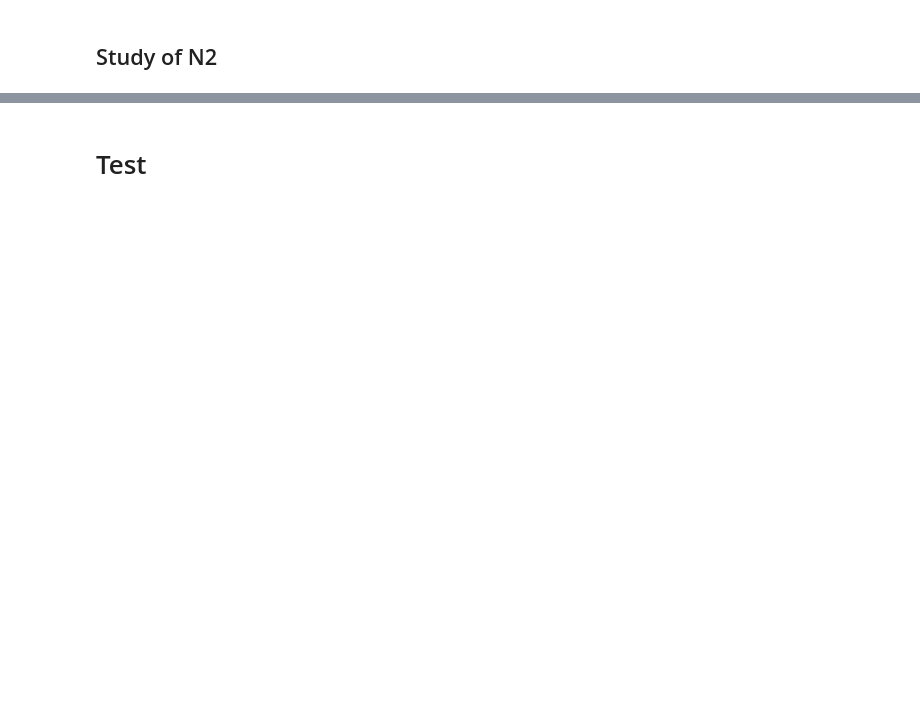
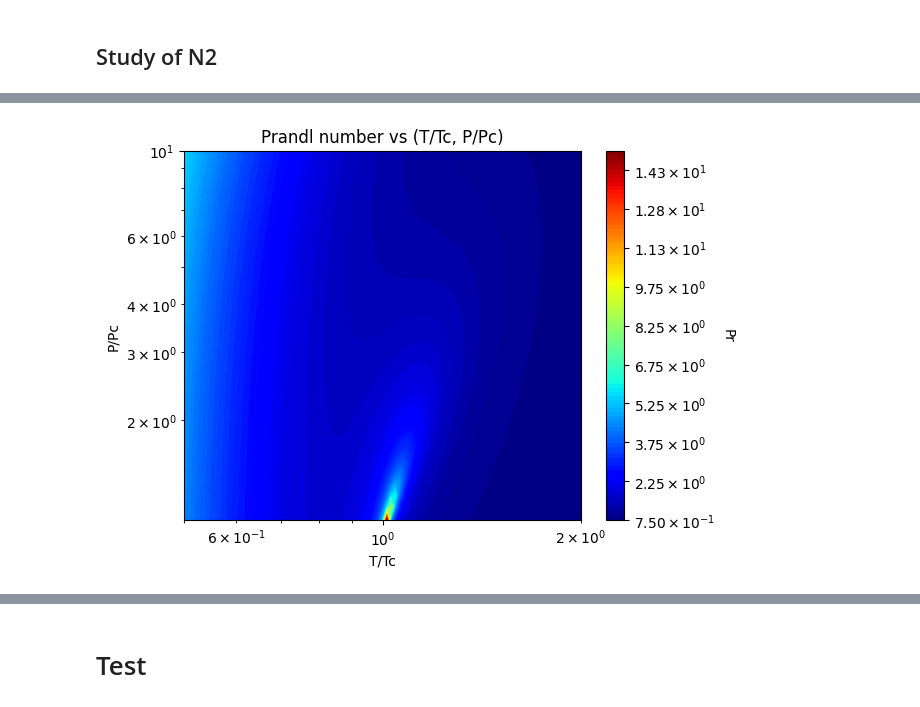
Before and after one commit to henri-avec-un-i/UPC_internship, a Jupyter notebook: caracterisation_of_turbulent_scales_dimensionless.ipynb, the cells around one changed output, grey strips where cells are left out. Saved outputs shown, nothing was run; the diff lists cells and outputs as text; code cells hidden in the pictures; blank space fills up the shorter version.

```diff
--- a/caracterisation_of_turbulent_scales_dimensionless.ipynb
+++ b/caracterisation_of_turbulent_scales_dimensionless.ipynb
@@ -1199,0 +1426,4 @@ class PengRobinsonModel(BaseThermodynamicModel)
+# %%
+plot_Pr_PvsT(T_list_r, P_list_r, Pr_array, T_r_log_scale=True, P_r_log_scale=True, Pr_log_scale=False, colormap='jet', nbr_of_contours=100)
+# %% [output]
+[figure, added]
```
Also changed, not shown: parts of 19 cells of this notebook.
